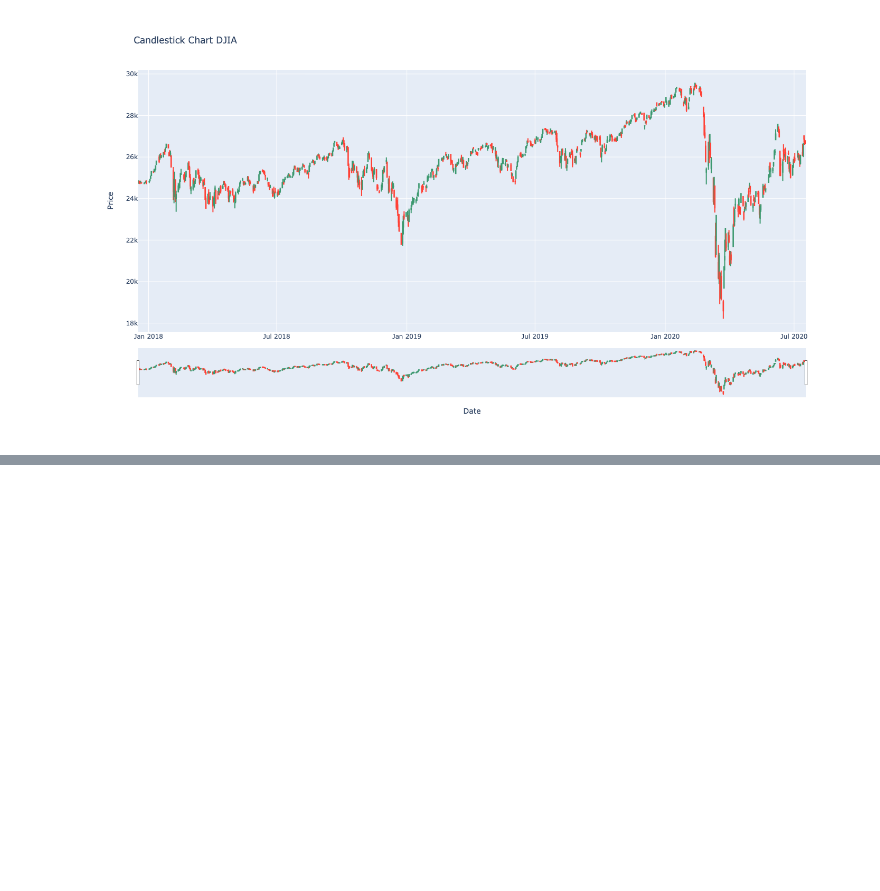
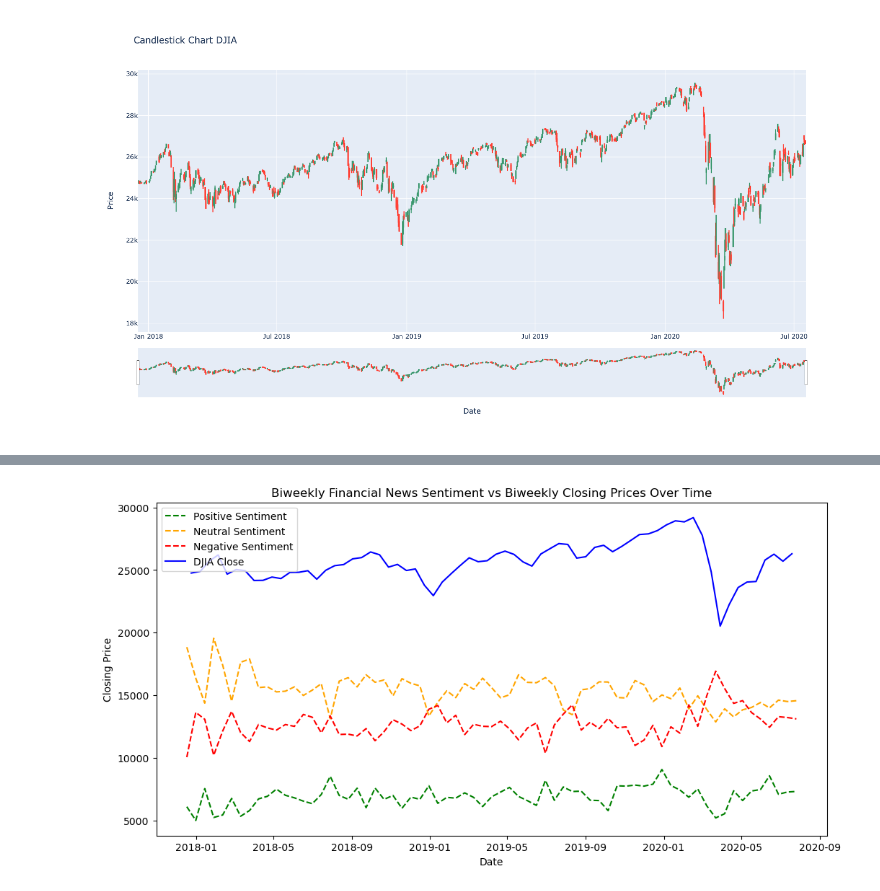
Before and after one commit to 2021sshah/BigDataFinalProject, a Jupyter notebook: djia_visualization.ipynb, the cells around one changed output, grey strips where cells are left out. Cells and saved outputs as stored; diff of their text form; code cells hidden in the pictures; blank space fills up the shorter version.

```diff
--- a/djia_visualization.ipynb
+++ b/djia_visualization.ipynb
@@ -210,0 +233,22 @@ def plotCandlestick():
+# %%
+def plotBiweeklyNewsSentimentOverTime(news_sentiment):
+    news_sentiment.set_index('Date', inplace=True)
+    biweekly_sentiment = news_sentiment.resample('2W').mean()
+    news_sentiment.reset_index(inplace=True)
+    biweekly_sentiment.reset_index(inplace=True)
+
+    df.set_index('Date', inplace=True)
+    biweekly_df = df.resample('2W').mean()
+    df.reset_index(inplace=True)
+    biweekly_df.reset_index(inplace=True)
+
+    plt.figure(figsize=(12, 6))
+    plt.plot(biweekly_sentiment['Date'], biweekly_sentiment['Positive']*35000, label='Positive Sentiment', color='green', linestyle='--')
+    plt.plot(biweekly_sentiment['Date'], biweekly_sentiment['Neutral']*35000, label='Neutral Sentiment', color='orange', linestyle='--')
+    plt.plot(biweekly_sentiment['Date'], biweekly_sentiment['Negative']*35000, label='Negative Sentiment', color='red', linestyle='--')
+    plt.plot(biweekly_df['Date'], biweekly_df['Close'], label='DJIA Close', color='blue')
+    plt.title('Biweekly Financial News Sentiment vs Biweekly Closing Prices Over Time')
+    plt.xlabel('Date')
+    plt.ylabel('Closing Price')
+    plt.legend()
+    plt.show()
@@ -249,0 +310,4 @@ Image(filename=image_path)
+# %%
+plotBiweeklyNewsSentimentOverTime(news_sentiment)
+# %% [output]
+[figure, added]
```
Also changed, not shown: parts of 7 cells of this notebook.
